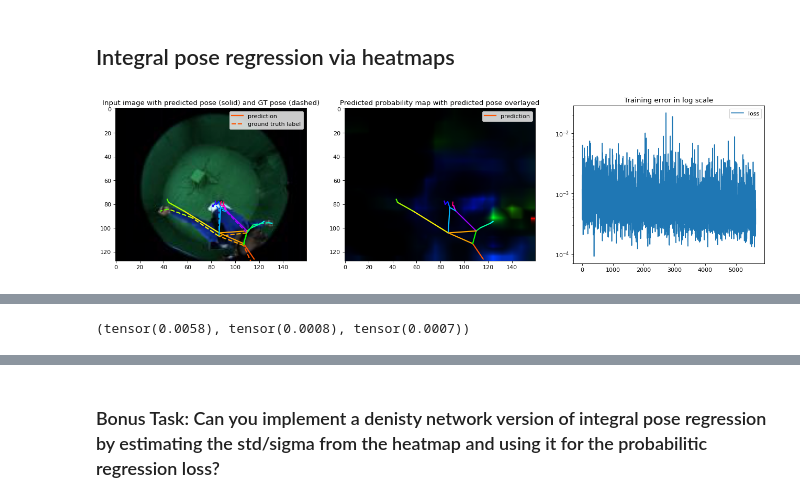
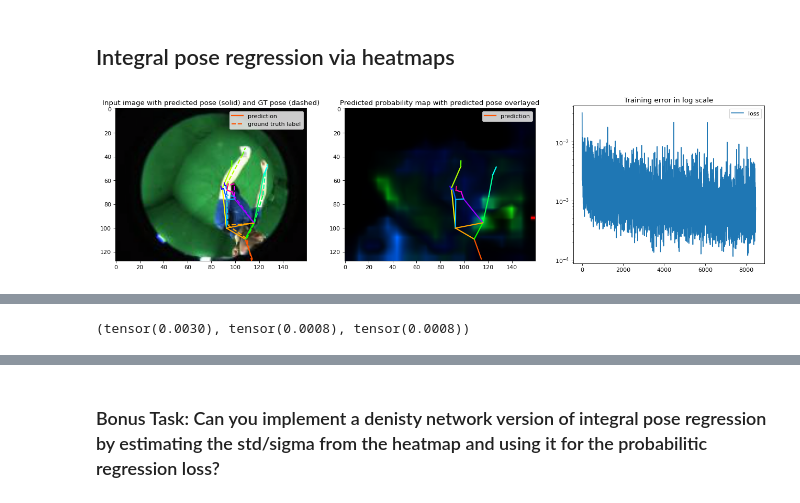
Before and after one commit to xinmiaow/CPSC533R, a Jupyter notebook: assignment2.ipynb, the cells around one changed output, grey strips where cells are left out. Drawn from its saved outputs; the diff is of its cells as text; code cells hidden in the pictures.

```diff
--- a/assignment2.ipynb
+++ b/assignment2.ipynb
@@ -186,7 +187,7 @@ from IPython import display
 optimizer = torch.optim.Adam(regression_network.parameters(), lr=0.001)
 fig = plt.figure(figsize=(20, 5), dpi= 80, facecolor='w', edgecolor='k')
 axes = fig.subplots(1,2)
-num_epochs = 2
+num_epochs = 3
 losses = []
 for e in range(num_epochs):
     train_iter = iter(train_loader)
@@ -309,7 +312,7 @@ optimizer = torch.optim.Adam(det_network.parameters(), lr=0.001)
 fig=plt.figure(figsize=(20, 5), dpi= 80, facecolor='w', edgecolor='k')
 axes=fig.subplots(1,4)
 losses = []
-num_epochs = 2
+num_epochs = 3
 for e in range(num_epochs):
     train_iter = iter(train_loader)
     for i in range(len(train_loader)):
@@ -413,7 +416,7 @@ optimizer = torch.optim.Adam(int_network.parameters(), lr=0.001)
 fig=plt.figure(figsize=(20, 5), dpi= 80, facecolor='w', edgecolor='k')
 axes=fig.subplots(1,3)
 losses = []
-num_epochs = 2
+num_epochs = 3
 for e in range(num_epochs):
     train_iter = iter(train_loader)
     for i in range(len(train_loader)):
@@ -431,31 +434,31 @@ for e in range(num_epochs):
 
         # plot progress
         if i%10==0:
             # clear figures for a new update
             for ax in axes:
                 ax.cla()
             pred_cpu = dict_to_device(pred_integral, 'cpu')
             # plot the ground truth and the predicted pose on top of the image
             plotPosesOnImage([pred_cpu['pose_2d'][0].detach(), batch_cpu['pose_2d'][0]], ecds.denormalize(batch_cpu['img'][0]), ax=axes[0], labels=['prediction', 'ground truth label'])
             axes[0].set_title('Input image with predicted pose (solid) and GT pose (dashed)')
             axes[0].legend()
 
             # plot the predicted probability map and the predicted pose on top
             plotPosesOnImage([pred_cpu['pose_2d'][0].detach()], heatmap2image(pred_cpu['probabilitymap'][0]).detach(), ax=axes[1], labels=['prediction'])
             axes[1].set_title('Predicted probability map with predicted pose overlayed')
             axes[1].legend()
 
             # plot the current training error on a logplot
             axes[2].plot(losses, label='loss')
             axes[2].set_yscale('log')
             axes[2].set_title('Training error in log scale')
             axes[2].legend()
 
             # clear output window and diplay updated figure
             display.clear_output(wait=True)
             display.display(plt.gcf())
             print("Epoch {}, iteration {} of {} ({} %), loss={}".format(e, i, len(train_loader), 100*i//len(train_loader), losses[-1]))
             print("Training for the specified amount of epochs would take long.\nStop the process once you verified that your method works.")
 plt.close('all')
 # %% [output]
-[figure, old version]
+[figure, new version]
@@ -498,6 +501,7 @@ def msjpe(reg_model, heat_model, int_model, dataset, loader):
 
   return mse_reg, mse_heat, mse_int
 # %%
+# Validation
 msjpe(regression_network, det_network, int_network, val_set, val_loader)
 # %% [output]
-(tensor(0.0058), tensor(0.0008), tensor(0.0007))
+(tensor(0.0030), tensor(0.0008), tensor(0.0008))
```
Also changed, not shown: parts of 6 cells of this notebook.
